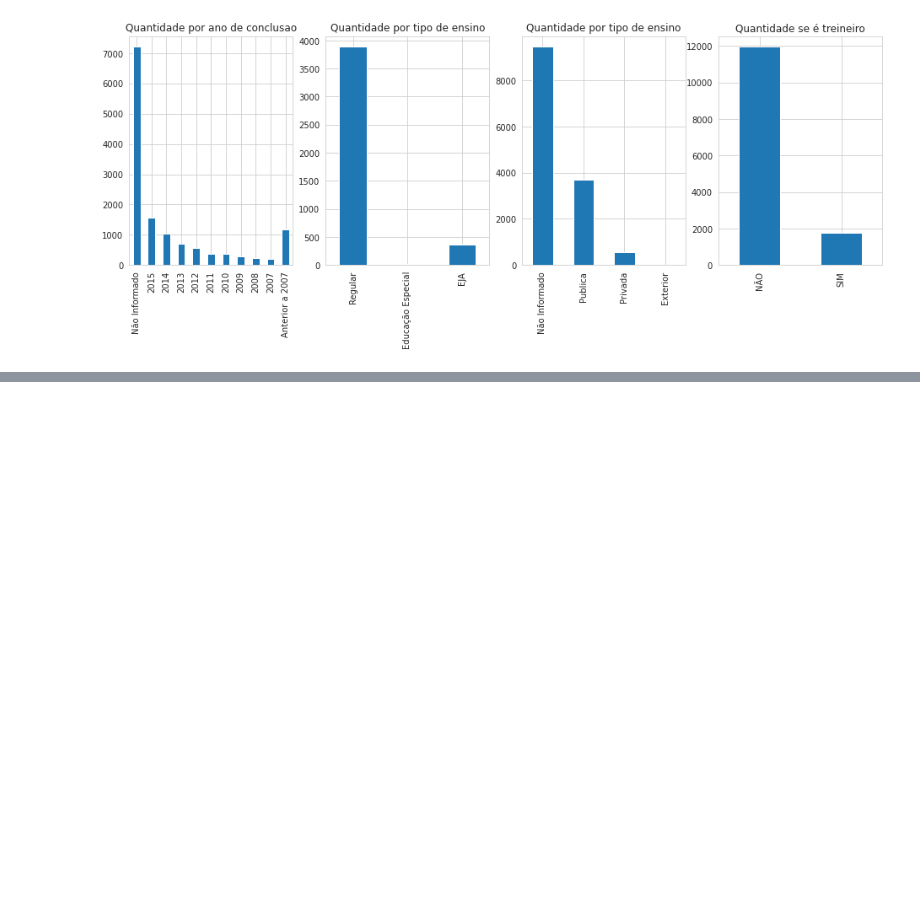
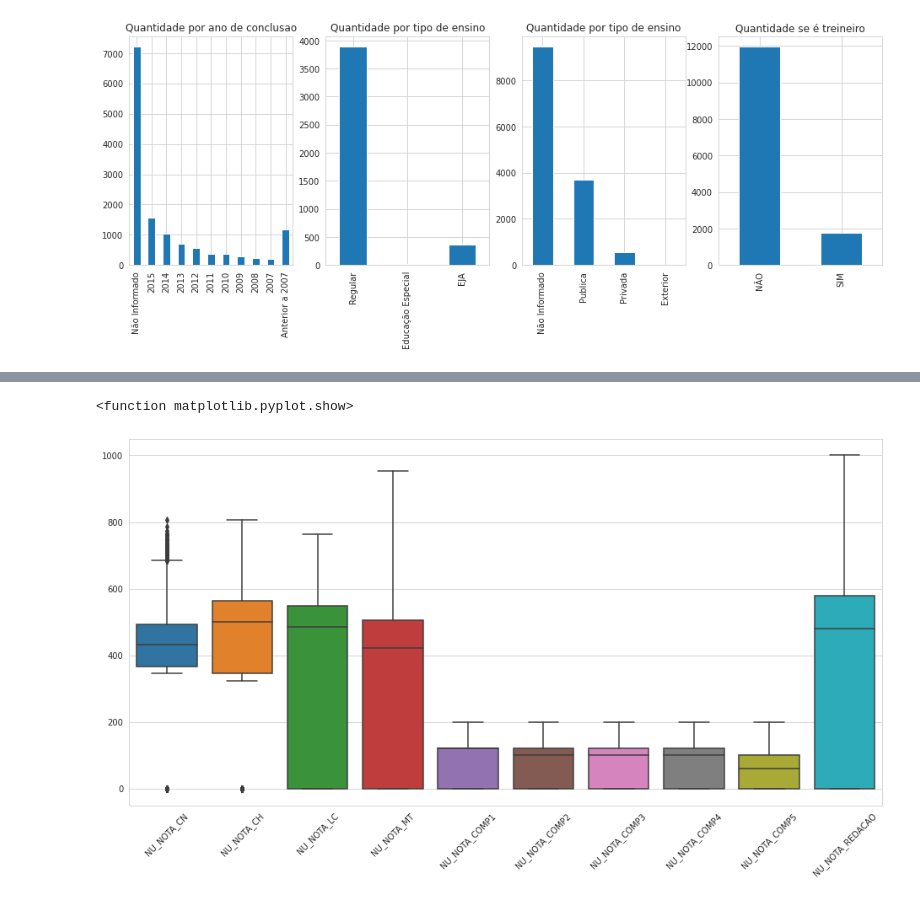
Before and after one commit to RobsonCrLira/CodenationDesafio, a Jupyter notebook: Analise_enem.ipynb, the cells around one changed output, grey strips where cells are left out. Cells and saved outputs as stored; diff of their text form; code cells hidden in the pictures; blank space fills up the shorter version.

```diff
--- a/Analise_enem.ipynb
+++ b/Analise_enem.ipynb
@@ -113,6 +115,9 @@ Coluna Q032 possui 7376 valores nulos
 Coluna Q033 possui 7376 valores nulos
 Coluna Q041 possui 10792 valores nulos
 44
+# %%
+for i in colunas_notas:
+  train[i] = train[i].fillna(0)
 # %% [markdown]
 Desta parte em diante foi feita uma pesquisa de tipos de inscritos fizeram a prova.
 
@@ -158,0 +176,8 @@ df_treineiro.plot(kind='bar',title = 'Quantidade se é treineiro',ax=axes[3])
+# %%
+plt.figure(figsize=(16,8))
+df = sns.boxplot(data=train[colunas_notas])
+df.set_xticklabels(df.get_xticklabels(),rotation=45)
+plt.show
+# %% [output]
+<function matplotlib.pyplot.show>
+[figure, added]
```
Also changed, not shown: parts of 13 cells of this notebook.
